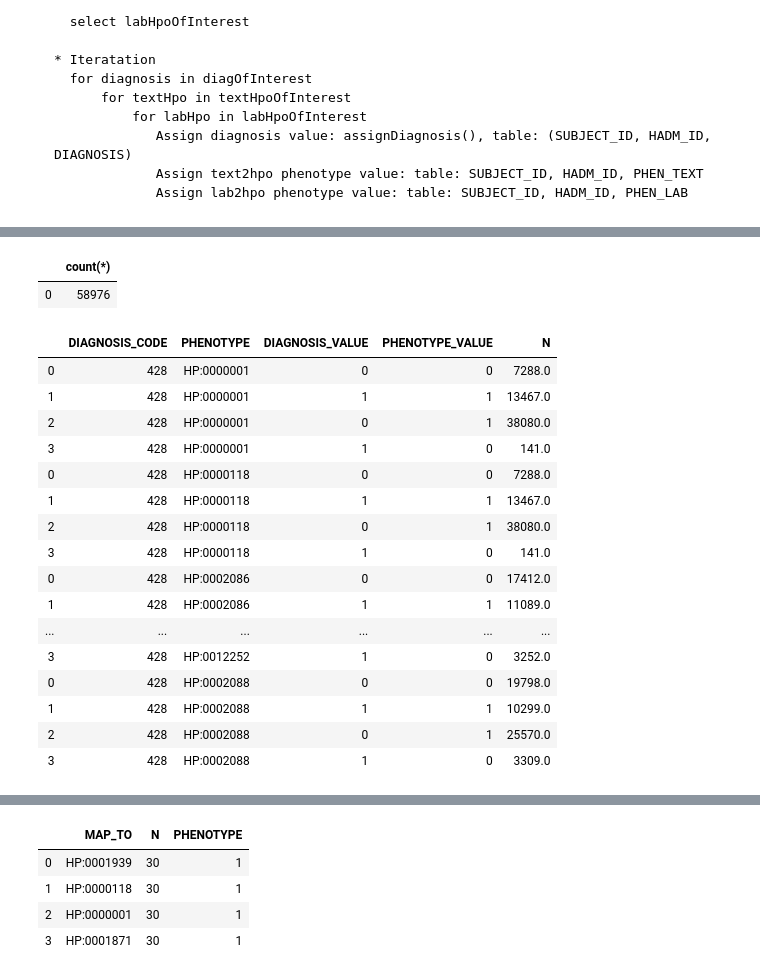
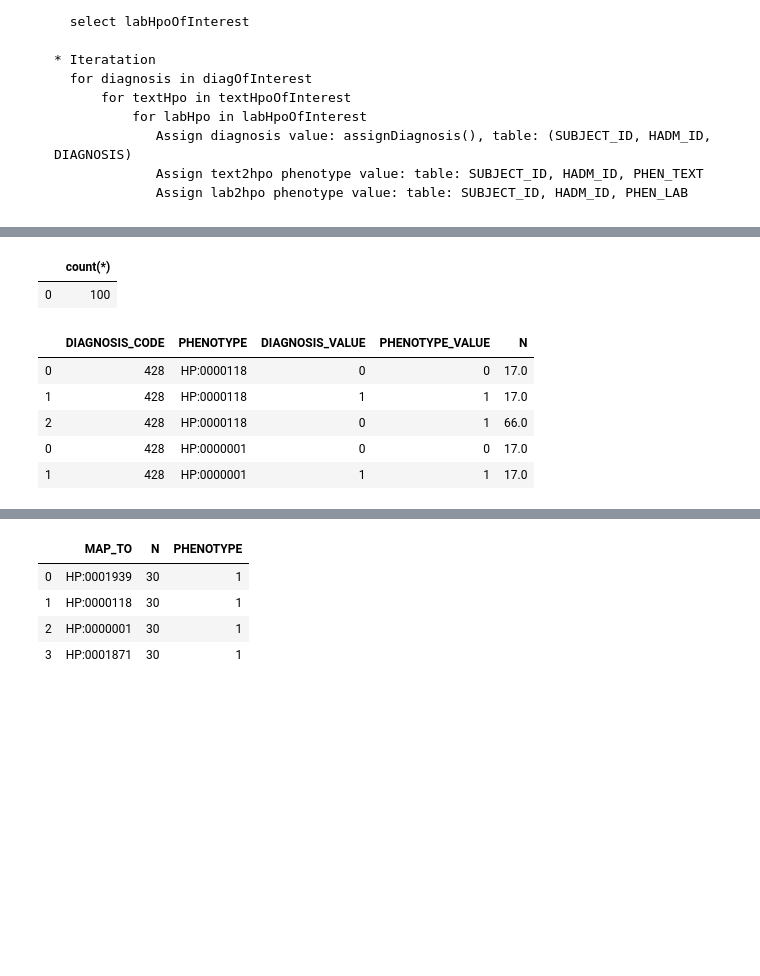
Before and after one commit to TheJacksonLaboratory/MIMIC_HPO, a Jupyter notebook: src/main/resources/mutual_info.ipynb, the cells around one changed output, grey strips where cells are left out. Saved outputs shown, nothing was run; the diff lists cells and outputs as text; code cells hidden in the pictures; blank space fills up the shorter version.

```diff
--- a/src/main/resources/mutual_info.ipynb
+++ b/src/main/resources/mutual_info.ipynb
@@ -787,6 +853,10 @@ logger.setLevel(logging.DEBUG)
 # Read the comments within the method!
 initTables(debug=True)
 # 2. iterate the database t (for debug, use parameter values: 0, 10, 15, for production, use parameter values: 0, 10000, 10000
-N, summary_statistics1_radiology, summary_statistics1_lab, summary_statistics2 = iterate(diagnosis_threshold_min=0, textHpo_threshold_min=10, labHpo_threshold_min=15, logger=logger)
+#N, summary_statistics1_radiology, summary_statistics1_lab, summary_statistics2 = iterate(diagnosis_threshold_min=0, textHpo_threshold_min=10, labHpo_threshold_min=15, logger=logger)
 #N, summary_statistics1_radiology, summary_statistics1_lab, summary_statistics2 = iterate(diagnosis_threshold_min=0, textHpo_threshold_min=1000, labHpo_threshold_min=1000, logger=logger)
+
+# 2b. use the batch method
+#N2, summary_statistics1_radiology2, summary_statistics1_lab2, summary_statistics22 = iterate_batch(diagnosis_threshold_min=0, textHpo_threshold_min=0, textHpo_threshold_max=100, labHpo_threshold_min=0, labHpo_threshold_max=100, logger=logger)
+N2, summary_statistics1_radiology2, summary_statistics1_lab2, summary_statistics22 = iterate_batch(diagnosis_threshold_min=0, textHpo_threshold_min=1000, textHpo_threshold_max=100, labHpo_threshold_min=0, labHpo_threshold_max=100, logger=logger)
 # %% [output]
@@ -811,25 +881,15 @@ N, summary_statistics1_radiology, summary_statistics1_lab, summary_statistics2 =
 N
 # %% [output]
 |  | count(*) |
-| 0 | 58976 |
+| 0 | 100 |
 # %%
-summary_statistics1_radiology
-#summary_statistics1_radiology.groupby('PHENOTYPE').agg({'N': sum})
+summary_statistics1_radiology.head()
+#summary_statistics1_radiology
+#summary_statistics1_radiology2.groupby('PHENOTYPE').agg({'N': sum})
 # %% [output]
 |  | DIAGNOSIS_CODE | PHENOTYPE | DIAGNOSIS_VALUE | PHENOTYPE_VALUE | N |
-| 0 | 428 | HP:0000001 | 0 | 0 | 7288.0 |
-| 1 | 428 | HP:0000001 | 1 | 1 | 13467.0 |
-| 2 | 428 | HP:0000001 | 0 | 1 | 38080.0 |
-| 3 | 428 | HP:0000001 | 1 | 0 | 141.0 |
-| 0 | 428 | HP:0000118 | 0 | 0 | 7288.0 |
-| 1 | 428 | HP:0000118 | 1 | 1 | 13467.0 |
-| 2 | 428 | HP:0000118 | 0 | 1 | 38080.0 |
-| 3 | 428 | HP:0000118 | 1 | 0 | 141.0 |
-| 0 | 428 | HP:0002086 | 0 | 0 | 17412.0 |
-| 1 | 428 | HP:0002086 | 1 | 1 | 11089.0 |
-| ... | ... | ... | ... | ... | ... |
-| 3 | 428 | HP:0012252 | 1 | 0 | 3252.0 |
-| 0 | 428 | HP:0002088 | 0 | 0 | 19798.0 |
-| 1 | 428 | HP:0002088 | 1 | 1 | 10299.0 |
-| 2 | 428 | HP:0002088 | 0 | 1 | 25570.0 |
-| 3 | 428 | HP:0002088 | 1 | 0 | 3309.0 |
+| 0 | 428 | HP:0000118 | 0 | 0 | 17.0 |
+| 1 | 428 | HP:0000118 | 1 | 1 | 17.0 |
+| 2 | 428 | HP:0000118 | 0 | 1 | 66.0 |
+| 0 | 428 | HP:0000001 | 0 | 0 | 17.0 |
+| 1 | 428 | HP:0000001 | 1 | 1 | 17.0 |
```
Also changed, not shown: parts of 9 cells of this notebook.
